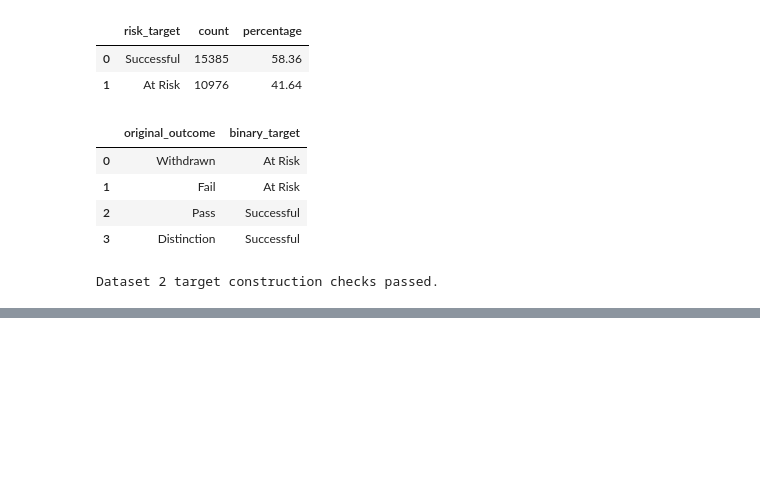
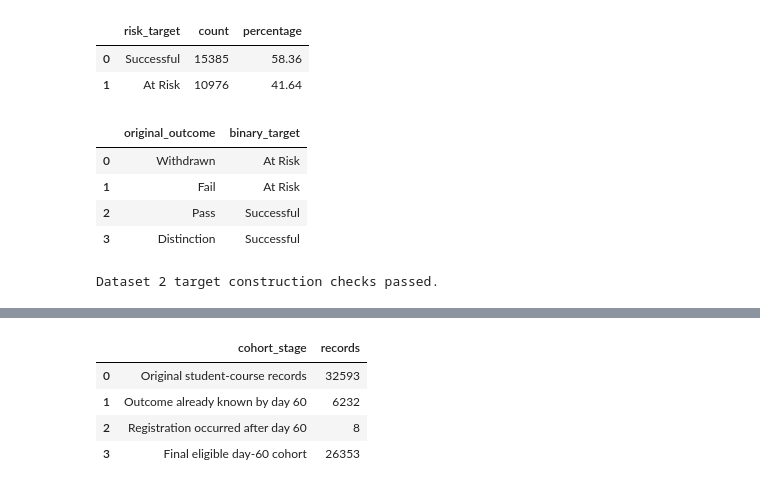
Before and after one commit to Kashaf1506/COSC2816-Individual-Task-1, a Jupyter notebook: notebooks/student_success_analysis.ipynb, the cells around one changed output, grey strips where cells are left out. Saved outputs shown, nothing was run; the diff lists cells and outputs as text; code cells hidden in the pictures; blank space fills up the shorter version.

```diff
--- a/notebooks/student_success_analysis.ipynb
+++ b/notebooks/student_success_analysis.ipynb
@@ -601,0 +610,87 @@ Dataset 2 target construction checks passed.
+# %%
+# A student's outcome is already known if they unregistered on or
+# before the day-60 prediction point. Such records are excluded
+# because they no longer represent a prediction problem.
+known_withdrawal_by_day_60 = (
+    oulad_base["date_unregistration"].notna()
+    & oulad_base["date_unregistration"].le(EARLY_WINDOW_END)
+)
+
+# Students who registered after day 60 were not part of the course
+# at the prediction point, so they cannot be included in the cohort.
+registered_after_day_60 = (
+    oulad_base["date_registration"].notna()
+    & oulad_base["date_registration"].gt(EARLY_WINDOW_END)
+)
+
+eligible_at_day_60 = (
+    ~known_withdrawal_by_day_60
+    & ~registered_after_day_60
+)
+
+oulad_day60_cohort = oulad_base.loc[
+    eligible_at_day_60
+].copy()
+
+# Construct the binary outcome only after defining the eligible cohort.
+# This prevents already-known withdrawals from affecting the model.
+oulad_day60_cohort["risk_target"] = np.where(
+    oulad_day60_cohort["final_result"].isin(
+        {"Withdrawn", "Fail"}
+    ),
+    "At Risk",
+    "Successful",
+)
+
+eligible_oulad_keys = (
+    oulad_day60_cohort[OULAD_KEYS]
+    .drop_duplicates()
+    .copy()
+)
+
+refined_cohort_audit = pd.DataFrame(
+    {
+        "cohort_stage": [
+            "Original student-course records",
+            "Outcome already known by day 60",
+            "Registration occurred after day 60",
+            "Final eligible day-60 cohort",
+        ],
+        "records": [
+            len(oulad_base),
+            int(known_withdrawal_by_day_60.sum()),
+            int(registered_after_day_60.sum()),
+            len(oulad_day60_cohort),
+        ],
+    }
+)
+
+display(refined_cohort_audit)
+
+refined_target_distribution = (
+    oulad_day60_cohort["risk_target"]
+    .value_counts()
+    .rename_axis("risk_target")
+    .reset_index(name="count")
+)
+
+refined_target_distribution["percentage"] = (
+    refined_target_distribution["count"]
+    / len(oulad_day60_cohort)
+    * 100
+).round(2)
+
+display(refined_target_distribution)
+
+assert len(oulad_day60_cohort) == 26_353
+assert len(eligible_oulad_keys) == 26_353
+assert registered_after_day_60.sum() == 8
+assert oulad_day60_cohort.duplicated(OULAD_KEYS).sum() == 0
+
+print("Refined cohort checks passed.")
+# %% [output]
+|  | cohort_stage | records |
+| 0 | Original student-course records | 32593 |
+| 1 | Outcome already known by day 60 | 6232 |
+| 2 | Registration occurred after day 60 | 8 |
+| 3 | Final eligible day-60 cohort | 26353 |
```
Also changed, not shown: parts of 8 cells of this notebook.
